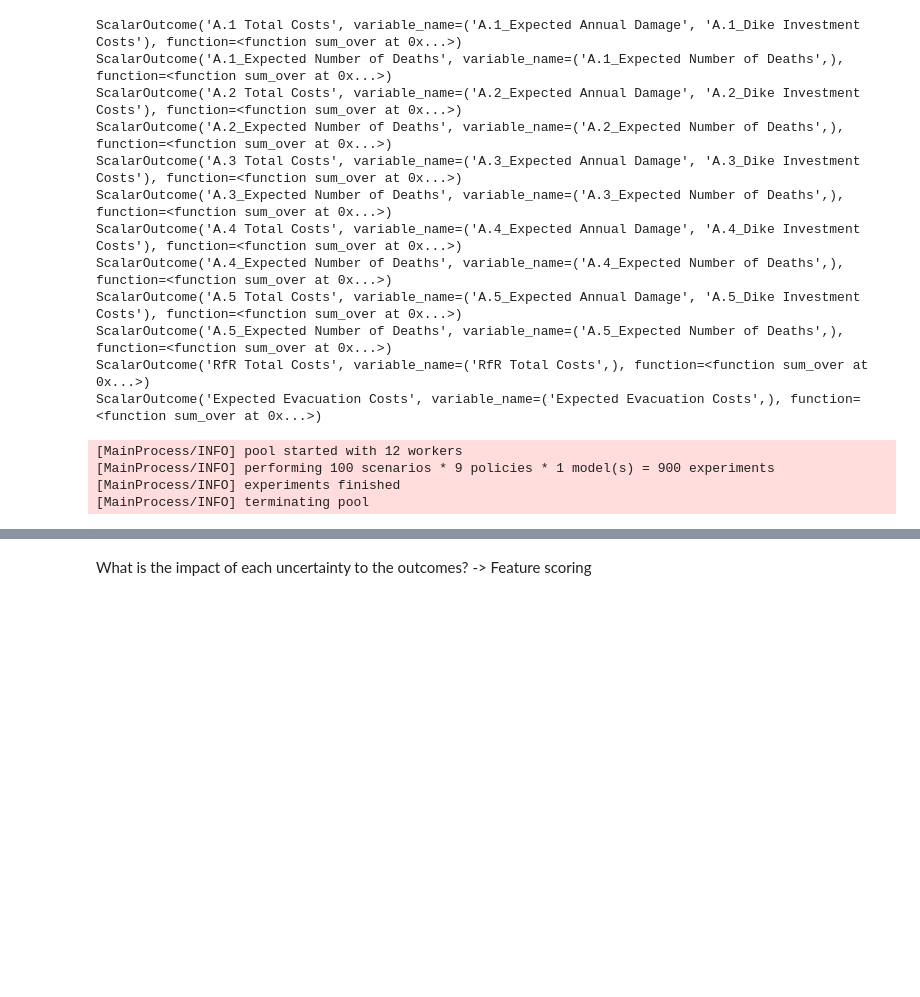
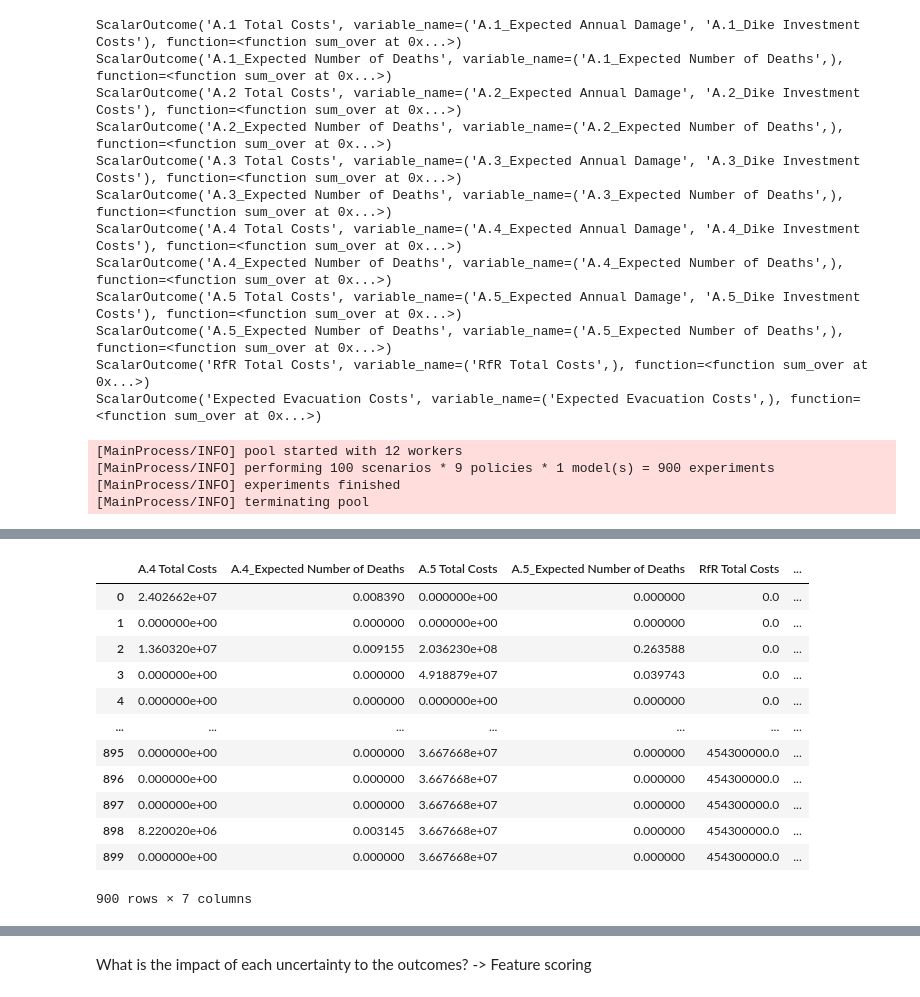
Before and after one commit to BRtudelft/Group1_EPA1361_Model-based_Decision-making, a Jupyter notebook: Policy discovery.ipynb, the cells around one changed output, grey strips where cells are left out. Drawn from its saved outputs; the diff is of its cells as text; code cells hidden in the pictures; blank space fills up the shorter version.

```diff
--- a/Policy discovery.ipynb
+++ b/Policy discovery.ipynb
@@ -352,0 +353,17 @@ plt.show()
+# %%
+downstream = data.loc[:,['A.4 Total Costs', 'A.4_Expected Number of Deaths','A.5 Total Costs','A.5_Expected Number of Deaths','RfR Total Costs','Expected Evacuation Costs','policy']]
+downstream
+# %% [output]
+|  | A.4 Total Costs | A.4_Expected Number of Deaths | A.5 Total Costs | A.5_Expected Number of Deaths | RfR Total Costs | ... |
+| 0 | 2.402662e+07 | 0.008390 | 0.000000e+00 | 0.000000 | 0.0 | ... |
+| 1 | 0.000000e+00 | 0.000000 | 0.000000e+00 | 0.000000 | 0.0 | ... |
+| 2 | 1.360320e+07 | 0.009155 | 2.036230e+08 | 0.263588 | 0.0 | ... |
+| 3 | 0.000000e+00 | 0.000000 | 4.918879e+07 | 0.039743 | 0.0 | ... |
+| 4 | 0.000000e+00 | 0.000000 | 0.000000e+00 | 0.000000 | 0.0 | ... |
+| ... | ... | ... | ... | ... | ... | ... |
+| 895 | 0.000000e+00 | 0.000000 | 3.667668e+07 | 0.000000 | 454300000.0 | ... |
+| 896 | 0.000000e+00 | 0.000000 | 3.667668e+07 | 0.000000 | 454300000.0 | ... |
+| 897 | 0.000000e+00 | 0.000000 | 3.667668e+07 | 0.000000 | 454300000.0 | ... |
+| 898 | 8.220020e+06 | 0.003145 | 3.667668e+07 | 0.000000 | 454300000.0 | ... |
+| 899 | 0.000000e+00 | 0.000000 | 3.667668e+07 | 0.000000 | 454300000.0 | ... |
+900 rows × 7 columns
```
Also changed, not shown: parts of 7 cells of this notebook.
